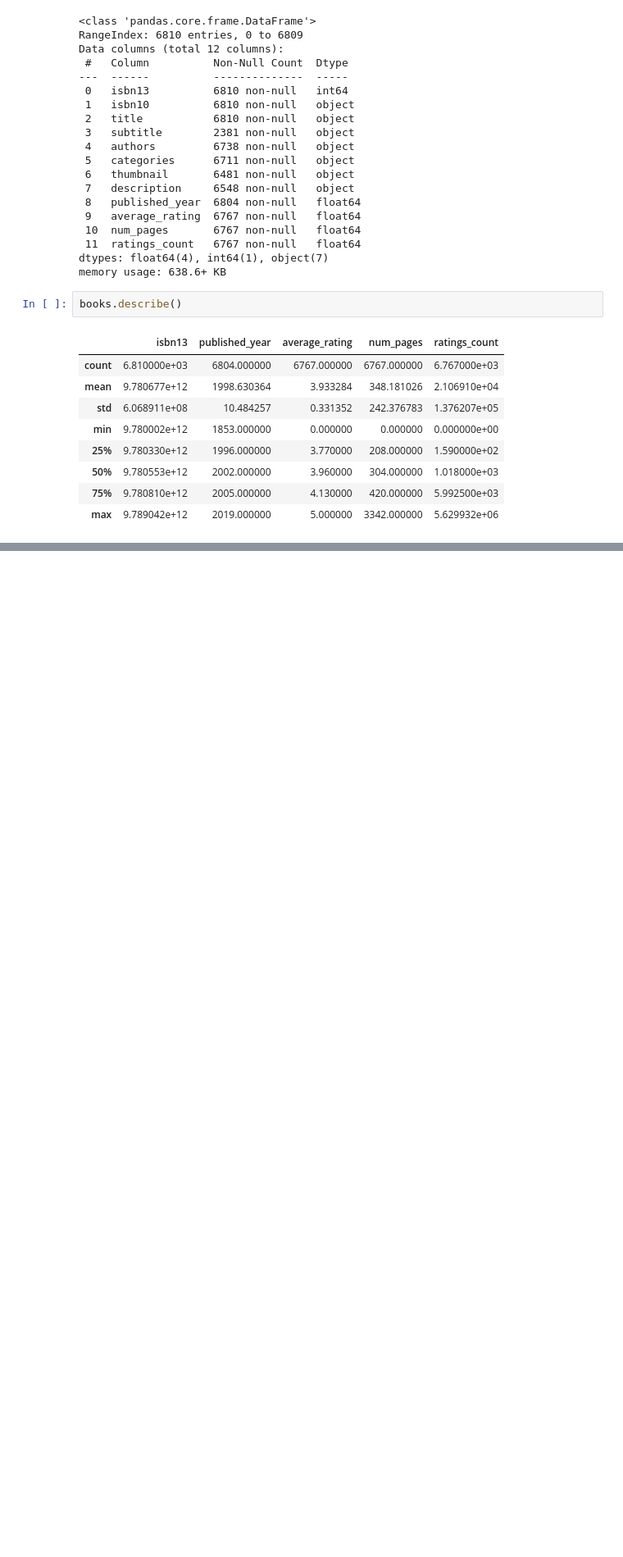
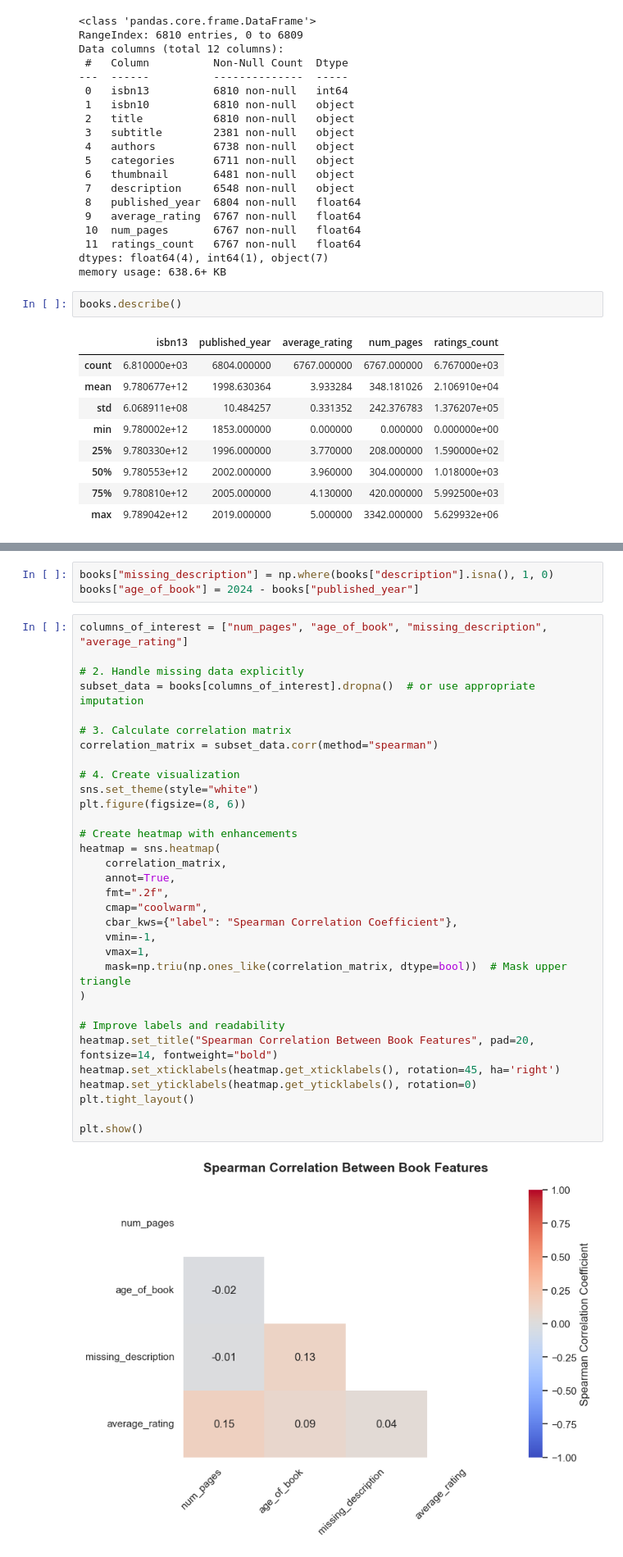
Before and after one commit to mostaphaelansari/Book-recommender-system, a Jupyter notebook: notebooks/EDA.ipynb, the cells around one changed output, grey strips where cells are left out. Shown: that part at 82% size. Drawn from its saved outputs; the diff is of its cells as text; blank space fills up the shorter version.

```diff
--- a/notebooks/EDA.ipynb
+++ b/notebooks/EDA.ipynb
@@ -72,0 +120,37 @@ books.shape
+# %%
+books["missing_description"] = np.where(books["description"].isna(), 1, 0)
+books["age_of_book"] = 2024 - books["published_year"]
+# %%
+columns_of_interest = ["num_pages", "age_of_book", "missing_description", "average_rating"]
+
+# 2. Handle missing data explicitly
+subset_data = books[columns_of_interest].dropna()  # or use appropriate imputation
+
+# 3. Calculate correlation matrix
+correlation_matrix = subset_data.corr(method="spearman")
+
+# 4. Create visualization
+sns.set_theme(style="white")
+plt.figure(figsize=(8, 6))
+
+# Create heatmap with enhancements
+heatmap = sns.heatmap(
+    correlation_matrix,
+    annot=True,
+    fmt=".2f",
+    cmap="coolwarm",
+    cbar_kws={"label": "Spearman Correlation Coefficient"},
+    vmin=-1,
+    vmax=1,
+    mask=np.triu(np.ones_like(correlation_matrix, dtype=bool))  # Mask upper triangle
+)
+
+# Improve labels and readability
+heatmap.set_title("Spearman Correlation Between Book Features", pad=20, fontsize=14, fontweight="bold")
+heatmap.set_xticklabels(heatmap.get_xticklabels(), rotation=45, ha='right')
+heatmap.set_yticklabels(heatmap.get_yticklabels(), rotation=0)
+plt.tight_layout()
+
+plt.show()
+# %% [output]
+[figure, added]
```
Also changed, not shown: parts of 10 cells of this notebook.
